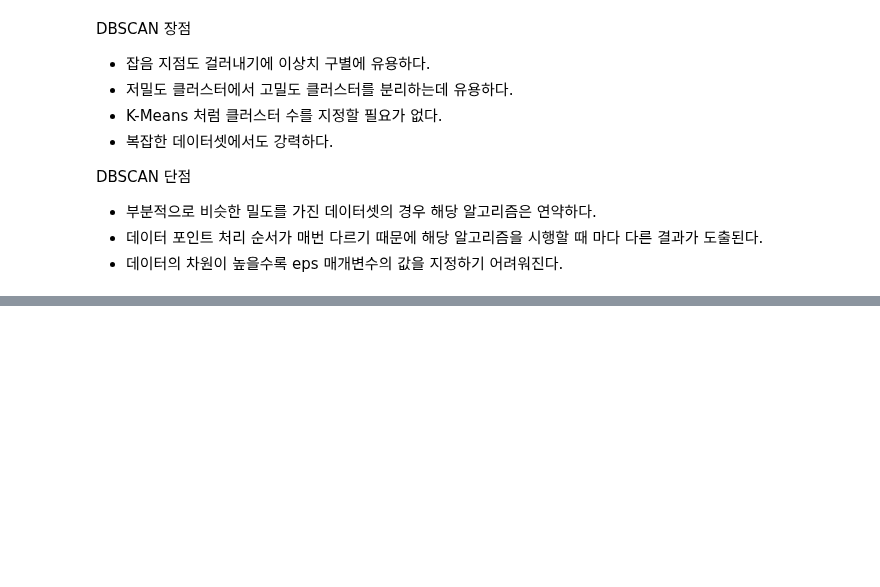
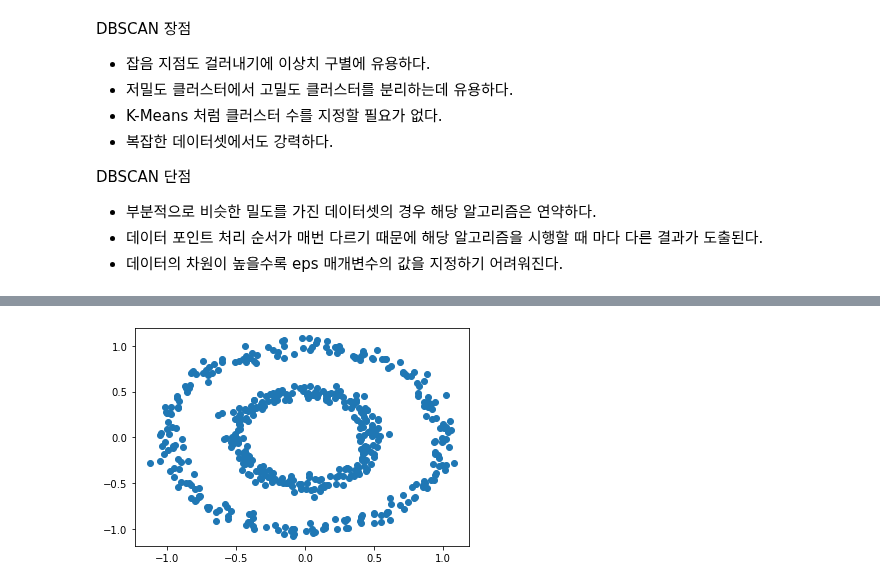
Before and after one commit to iss760/machine-learning, a Jupyter notebook: model/DBSCAN.ipynb, the cells around one changed output, grey strips where cells are left out. Cells and saved outputs as stored; diff of their text form; code cells hidden in the pictures; blank space fills up the shorter version.

Commit message:
Add loaded datasets part

```diff
--- a/model/DBSCAN.ipynb
+++ b/model/DBSCAN.ipynb
@@ -17,0 +22,7 @@ import pandas as pd
+# %%
+# Load Datasets
+n_samples = 500
+random_state = 120
+noisy_circles = make_circles(n_samples=n_samples, factor=0.5,
+                             noise=0.05, random_state=random_state)
+print(noisy_circles)
@@ -17,0 +47,8 @@ import pandas as pd
+# %%
+df = pd.DataFrame(noisy_circles[0], columns=['x1', 'x2'])
+y = noisy_circles[1]
+
+plt.scatter(x=df['x1'], y=df['x2'])
+plt.show()
+# %% [output]
+[figure, added]
```
Also changed, not shown: parts of 3 cells of this notebook.
